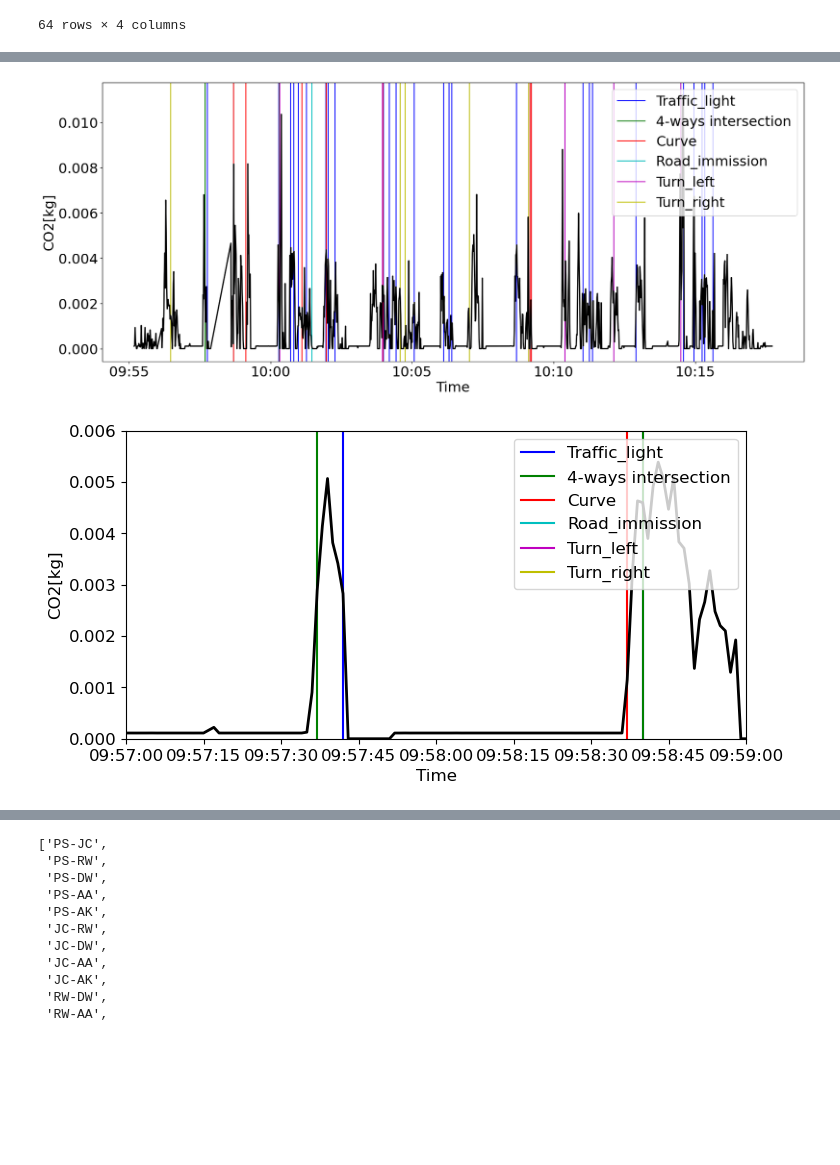
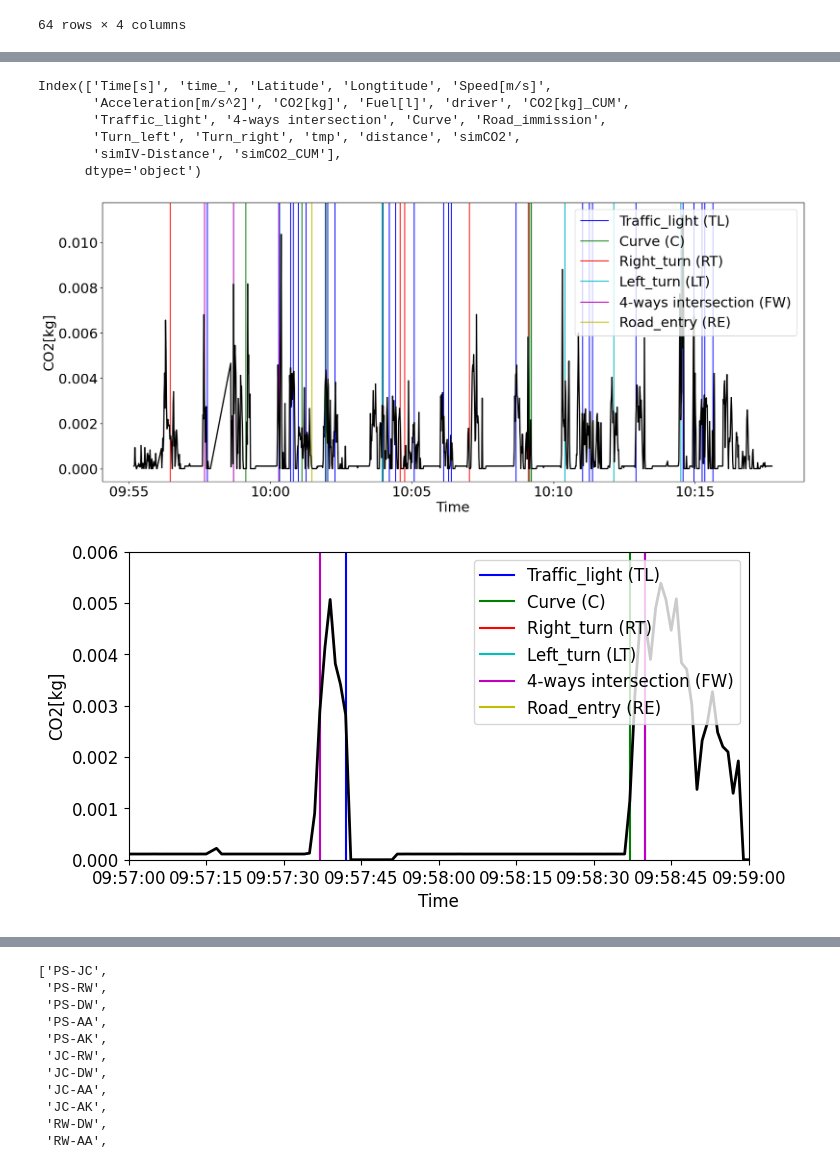
Before and after one commit to mmamei/platoon, a Jupyter notebook: graph/platoon-graph.ipynb, the cells around one changed output, grey strips where cells are left out. Cells and saved outputs as stored; diff of their text form; code cells hidden in the pictures; blank space fills up the shorter version.

```diff
--- a/graph/platoon-graph.ipynb
+++ b/graph/platoon-graph.ipynb
@@ -128,7 +125,7 @@ infr.reset_index().drop(['level_0'],axis='columns')
 df = ps
 b_lat = df['Latitude'].mean()
 b_lon = df['Longtitude'].mean()
-m = folium.Map(location=[b_lat,b_lon], zoom_start=12, tiles="Stamen Terrain")
+m = folium.Map(location=[b_lat,b_lon], zoom_start=12)
 
 folium.PolyLine(df[['Latitude','Longtitude']],color='#000000',weight=5).add_to(m)
 
@@ -231,6 +228,28 @@ for i in range(infr.shape[0]):
 
 
             df[k] = np.where(df['tmp'] == min(df['tmp']), True, df[k])
+# %%
+jc.columns
+# %% [output]
+Index(['Time[s]', 'time_', 'Latitude', 'Longtitude', 'Speed[m/s]',
+       'Acceleration[m/s^2]', 'CO2[kg]', 'Fuel[l]', 'driver', 'CO2[kg]_CUM',
+       'Traffic_light', '4-ways intersection', 'Curve', 'Road_immission',
+       'Turn_left', 'Turn_right', 'tmp', 'distance', 'simCO2',
+       'simIV-Distance', 'simCO2_CUM'],
+      dtype='object')
+# %%
+# rename a columns
+
+t = {
+'Traffic_light':'Traffic_light (TL)',
+'Curve':'Curve (C)',
+'Turn_right':'Right_turn (RT)',
+'Turn_left':'Left_turn (LT)',
+'4-ways intersection':'4-ways intersection (FW)',
+'Road_immission':'Road_entry (RE)',
+}
+feat = list(t.values())
+jc = jc.rename(columns=t)
 # %%
 df = jc
 plt.figure(figsize = (20, 8))
@@ -256,37 +275,49 @@ plt.legend(loc='best')
 plt.savefig('images/co2.pdf',bbox_inches='tight')
 plt.show()
 # %% [output]
-[figure, old version]
+[figure, new version]
 # %%
 import datetime
 df = ps
+
+t = {
+'Traffic_light':'Traffic_light (TL)',
+'Curve':'Curve (C)',
+'Turn_right':'Right_turn (RT)',
+'Turn_left':'Left_turn (LT)',
+'4-ways intersection':'4-ways intersection (FW)',
+'Road_immission':'Road_entry (RE)',
+}
+feat = list(t.values())
+df = df.rename(columns=t)
+
 plt.figure(figsize = (8, 4))
 plt.rcParams.update({'font.size': 12})
 # plot feat
 for i in range(len(feat)):
     first = True
     f = feat[i]
     c = list(mcolors.BASE_COLORS.values())[i]
     for t in df[df[f]]['time_']:
         if first:
             plt.axvline(t+datetime.timedelta(seconds=-3),color=c,label=f)
             first = False
         else:
              plt.axvline(t,color=c)
 
 
 plt.plot(df['time_'],df['CO2[kg]'],linewidth=2,c='#000000', )
 plt.gcf().axes[0].xaxis.set_major_formatter(mdates.DateFormatter('%H:%M:%S'))
 plt.xlabel('Time')
 plt.ylabel('CO2[kg]')
 plt.legend(loc='upper right')
 # plt.xlim(np.datetime64('2021-03-24 10:08:00'),np.datetime64('2021-03-24 10:10:00'))
 plt.xlim(np.datetime64('2021-03-24 09:57:00'),np.datetime64('2021-03-24 09:59:00'))
 plt.ylim(0,0.006)
 plt.savefig('images/co2-zoom.pdf',bbox_inches='tight')
 plt.show()
 # %% [output]
-[figure, old version]
+[figure, new version]
 # %%
 platoon_all = df
 platoon_all
```
Also changed, not shown: parts of 13 cells of this notebook, 21 other files.
